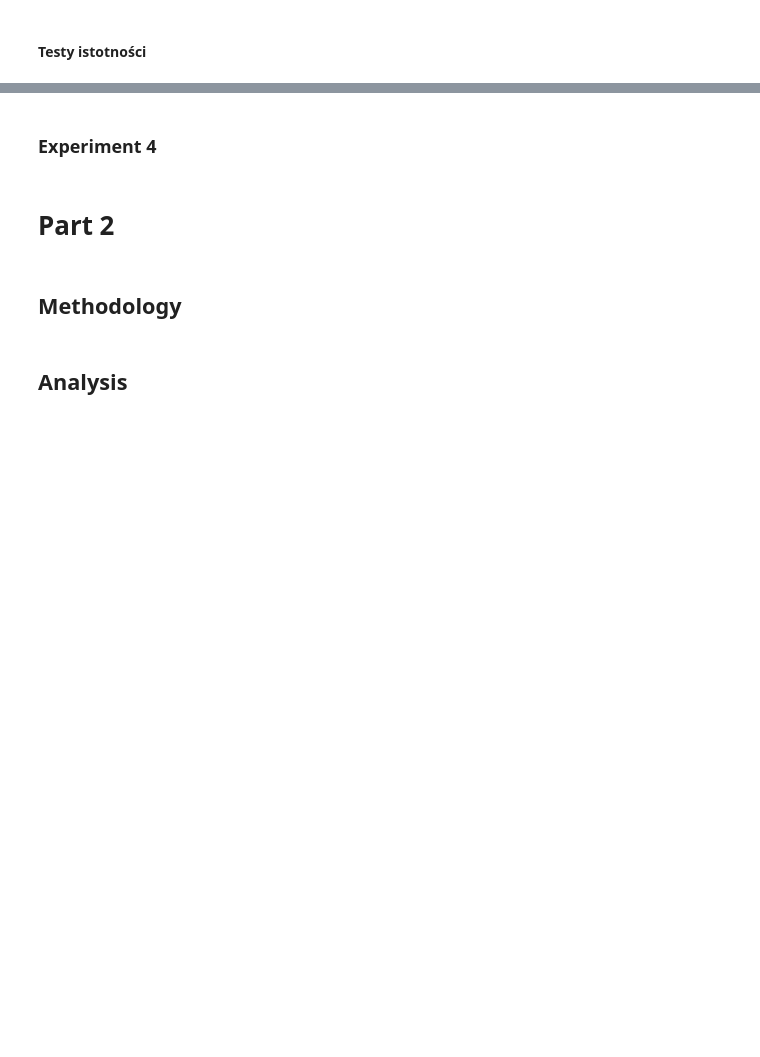
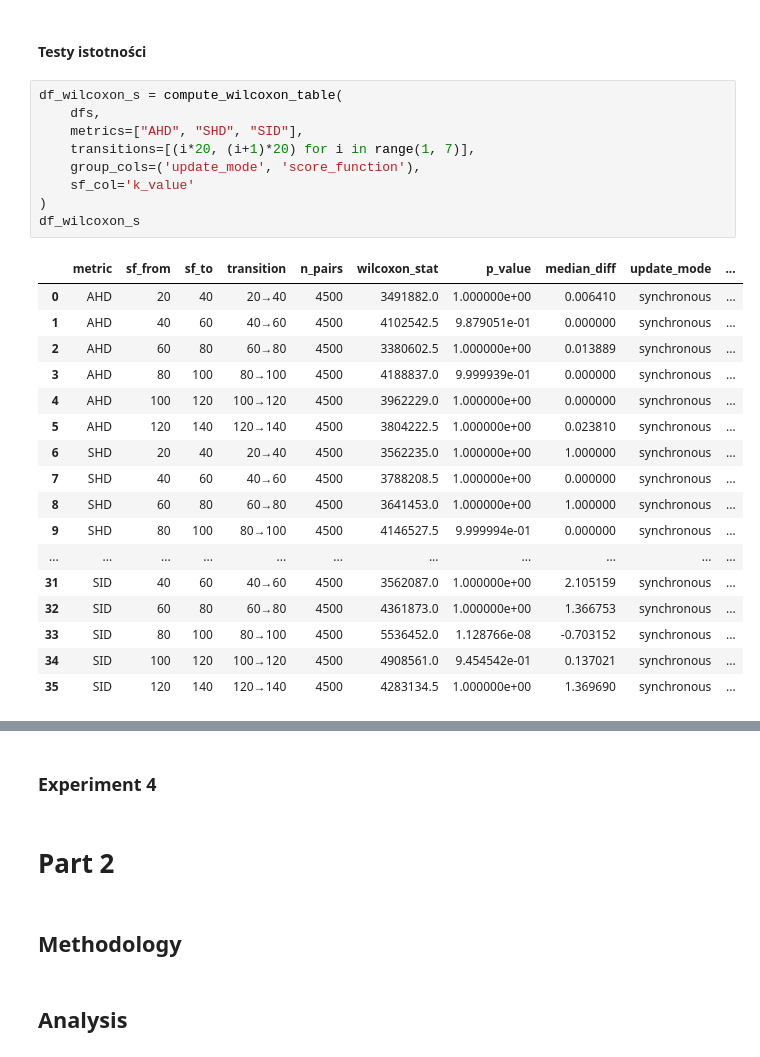
Before and after one commit to maxi7524/SAD2_final_project, a Jupyter notebook: notebooks/notebook_report.ipynb, the cells around one changed output, grey strips where cells are left out. Drawn from its saved outputs; the diff is of its cells as text; blank space fills up the shorter version.

```diff
--- a/notebooks/notebook_report.ipynb
+++ b/notebooks/notebook_report.ipynb
@@ -1065,5 +1098,32 @@ plt.show()
 # %% [markdown]
 #### Testy istotności
+# %%
+df_wilcoxon_s = compute_wilcoxon_table(
+    dfs,
+    metrics=["AHD", "SHD", "SID"],
+    transitions=[(i*20, (i+1)*20) for i in range(1, 7)],
+    group_cols=('update_mode', 'score_function'),
+    sf_col='k_value'
+)
+df_wilcoxon_s
+# %% [output]
+|  | metric | sf_from | sf_to | transition | n_pairs | wilcoxon_stat | p_value | median_diff | update_mode | ... |
+| 0 | AHD | 20 | 40 | 20→40 | 4500 | 3491882.0 | 1.000000e+00 | 0.006410 | synchronous | ... |
+| 1 | AHD | 40 | 60 | 40→60 | 4500 | 4102542.5 | 9.879051e-01 | 0.000000 | synchronous | ... |
+| 2 | AHD | 60 | 80 | 60→80 | 4500 | 3380602.5 | 1.000000e+00 | 0.013889 | synchronous | ... |
+| 3 | AHD | 80 | 100 | 80→100 | 4500 | 4188837.0 | 9.999939e-01 | 0.000000 | synchronous | ... |
+| 4 | AHD | 100 | 120 | 100→120 | 4500 | 3962229.0 | 1.000000e+00 | 0.000000 | synchronous | ... |
+| 5 | AHD | 120 | 140 | 120→140 | 4500 | 3804222.5 | 1.000000e+00 | 0.023810 | synchronous | ... |
+| 6 | SHD | 20 | 40 | 20→40 | 4500 | 3562235.0 | 1.000000e+00 | 1.000000 | synchronous | ... |
+| 7 | SHD | 40 | 60 | 40→60 | 4500 | 3788208.5 | 1.000000e+00 | 0.000000 | synchronous | ... |
+| 8 | SHD | 60 | 80 | 60→80 | 4500 | 3641453.0 | 1.000000e+00 | 1.000000 | synchronous | ... |
+| 9 | SHD | 80 | 100 | 80→100 | 4500 | 4146527.5 | 9.999994e-01 | 0.000000 | synchronous | ... |
+| ... | ... | ... | ... | ... | ... | ... | ... | ... | ... | ... |
+| 31 | SID | 40 | 60 | 40→60 | 4500 | 3562087.0 | 1.000000e+00 | 2.105159 | synchronous | ... |
+| 32 | SID | 60 | 80 | 60→80 | 4500 | 4361873.0 | 1.000000e+00 | 1.366753 | synchronous | ... |
+| 33 | SID | 80 | 100 | 80→100 | 4500 | 5536452.0 | 1.128766e-08 | -0.703152 | synchronous | ... |
+| 34 | SID | 100 | 120 | 100→120 | 4500 | 4908561.0 | 9.454542e-01 | 0.137021 | synchronous | ... |
+| 35 | SID | 120 | 140 | 120→140 | 4500 | 4283134.5 | 1.000000e+00 | 1.369690 | synchronous | ... |
 # %%
 fig, axes = plt.subplots(1, 3, figsize=(14, 5), sharey=True)
 
```
Also changed, not shown: parts of 20 cells of this notebook.
